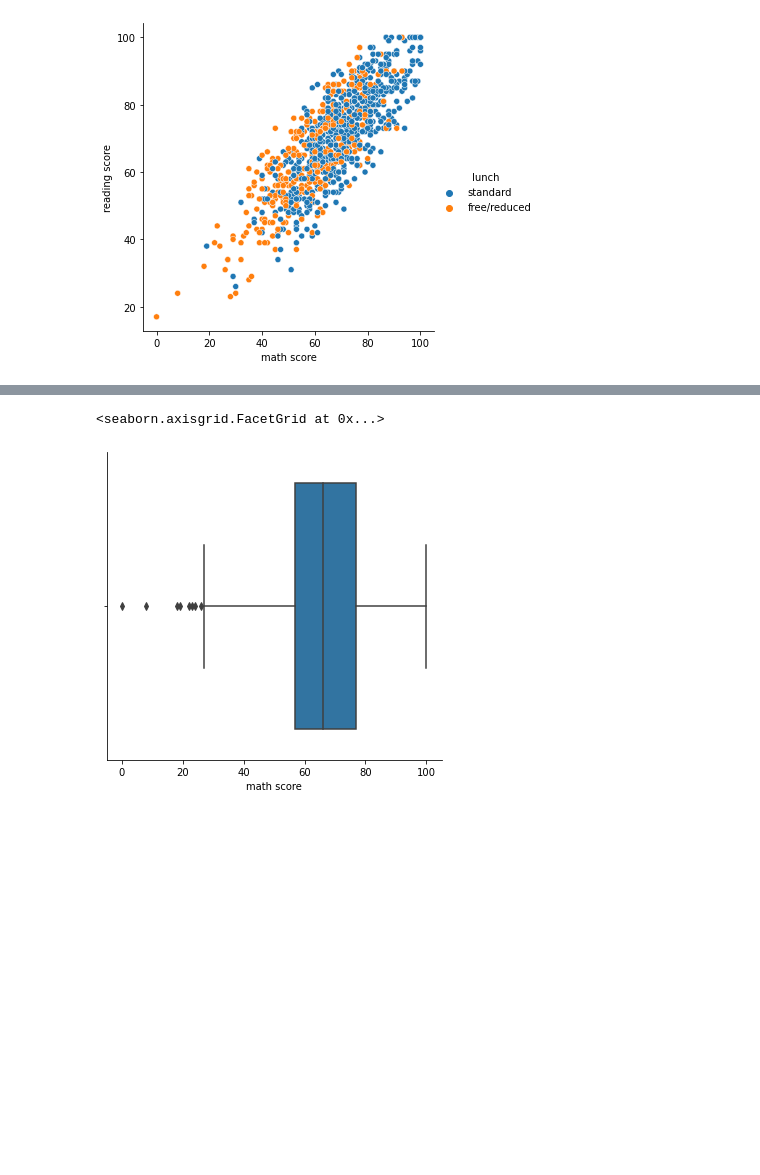
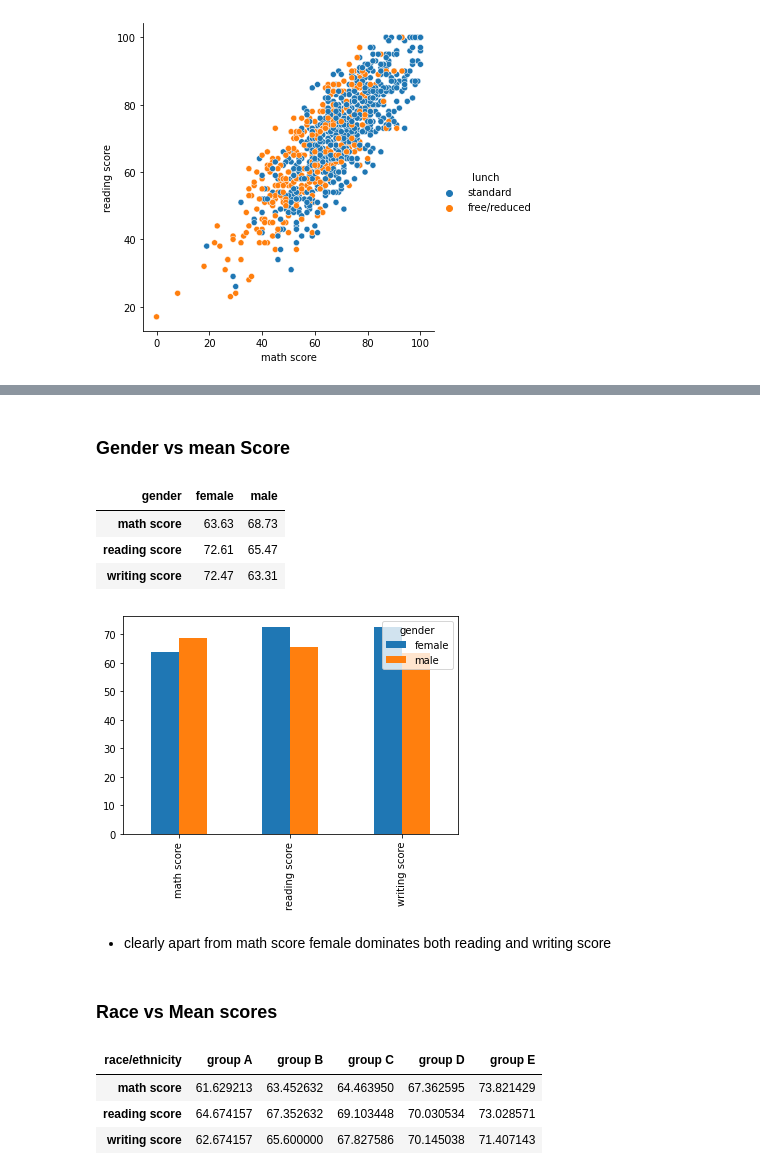
Before and after one commit to dougymenns/data_cleaning, a Jupyter notebook: EDA 02/student_performance_eda(day03).ipynb, the cells around one changed output, grey strips where cells are left out. Drawn from its saved outputs; the diff is of its cells as text; code cells hidden in the pictures; blank space fills up the shorter version.

```diff
--- a/EDA 02/student_performance_eda(day03).ipynb
+++ b/EDA 02/student_performance_eda(day03).ipynb
@@ -202,5 +246,26 @@ sns.displot(data['writing score'],kde=True, bins=5);
-# %%
-sns.catplot(x='math score',kind='box',data=data);
-# %% [output]
-<seaborn.axisgrid.FacetGrid at 0x...>
-[figure, removed]
+# %% [markdown]
+### Gender vs mean Score
+# %%
+gen_vs_score = data.groupby('gender')[['math score','reading score','writing score']].mean().round(2).T
+gen_vs_score
+# %% [output]
+| gender | female | male |
+| math score | 63.63 | 68.73 |
+| reading score | 72.61 | 65.47 |
+| writing score | 72.47 | 63.31 |
+# %%
+gen_vs_score.plot(kind='bar');
+# %% [output]
+[figure, added]
+# %% [markdown]
+- clearly apart from math score female dominates both reading and writing score
+# %% [markdown]
+### Race vs Mean scores
+# %%
+race_vs_scores = data.groupby('race/ethnicity')[['math score','reading score','writing score']].mean().T
+race_vs_scores
+# %% [output]
+| race/ethnicity | group A | group B | group C | group D | group E |
+| math score | 61.629213 | 63.452632 | 64.463950 | 67.362595 | 73.821429 |
+| reading score | 64.674157 | 67.352632 | 69.103448 | 70.030534 | 73.028571 |
+| writing score | 62.674157 | 65.600000 | 67.827586 | 70.145038 | 71.407143 |
```
Also changed, not shown: parts of 25 cells of this notebook, 2 other files.
